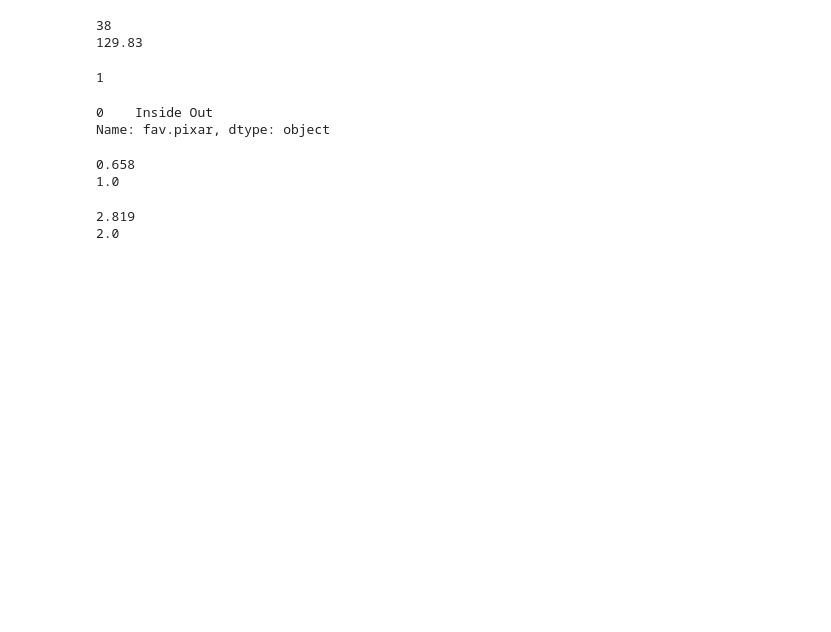
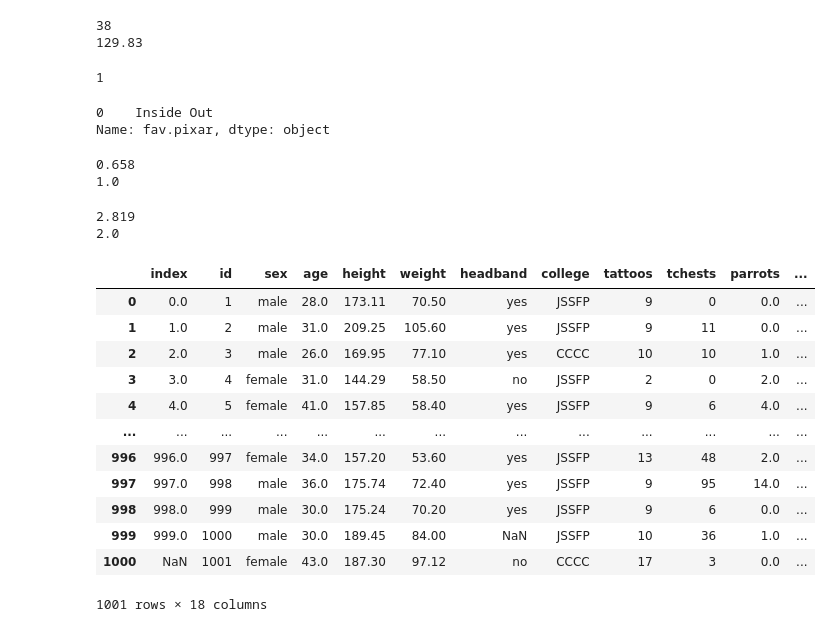
Before and after one commit to Chrispy6/DataScience1, a Jupyter notebook: Code/Panda's Fundamentals.ipynb, the cells around one changed output. Drawn from its saved outputs; the diff is of its cells as text; code cells hidden in the pictures; blank space fills up the shorter version.

```diff
--- a/Code/Panda's Fundamentals.ipynb
+++ b/Code/Panda's Fundamentals.ipynb
@@ -4,3 +4,5 @@ import pandas as pd
 import statistics
 # %%
 data = pd.read_csv("pirates.csv")
+# %%
+newData = pd.read_csv("PirateNewRow.csv")
@@ -151,3 +155,20 @@ print(medianParrots)
 # %% [output]
 2.819
 2.0
+# %%
+combined_data = pd.concat([data, newData], ignore_index=True)
+combined_data
+# %% [output]
+|  | index | id | sex | age | height | weight | headband | college | tattoos | tchests | parrots | ... |
+| 0 | 0.0 | 1 | male | 28.0 | 173.11 | 70.50 | yes | JSSFP | 9 | 0 | 0.0 | ... |
+| 1 | 1.0 | 2 | male | 31.0 | 209.25 | 105.60 | yes | JSSFP | 9 | 11 | 0.0 | ... |
+| 2 | 2.0 | 3 | male | 26.0 | 169.95 | 77.10 | yes | CCCC | 10 | 10 | 1.0 | ... |
+| 3 | 3.0 | 4 | female | 31.0 | 144.29 | 58.50 | no | JSSFP | 2 | 0 | 2.0 | ... |
+| 4 | 4.0 | 5 | female | 41.0 | 157.85 | 58.40 | yes | JSSFP | 9 | 6 | 4.0 | ... |
+| ... | ... | ... | ... | ... | ... | ... | ... | ... | ... | ... | ... | ... |
+| 996 | 996.0 | 997 | female | 34.0 | 157.20 | 53.60 | yes | JSSFP | 13 | 48 | 2.0 | ... |
+| 997 | 997.0 | 998 | male | 36.0 | 175.74 | 72.40 | yes | JSSFP | 9 | 95 | 14.0 | ... |
+| 998 | 998.0 | 999 | male | 30.0 | 175.24 | 70.20 | yes | JSSFP | 9 | 6 | 0.0 | ... |
+| 999 | 999.0 | 1000 | male | 30.0 | 189.45 | 84.00 | NaN | JSSFP | 10 | 36 | 1.0 | ... |
+| 1000 | NaN | 1001 | female | 43.0 | 187.30 | 97.12 | no | CCCC | 17 | 3 | 0.0 | ... |
+1001 rows × 18 columns
```
Also changed, not shown: parts of 3 cells of this notebook, 2 other files.
